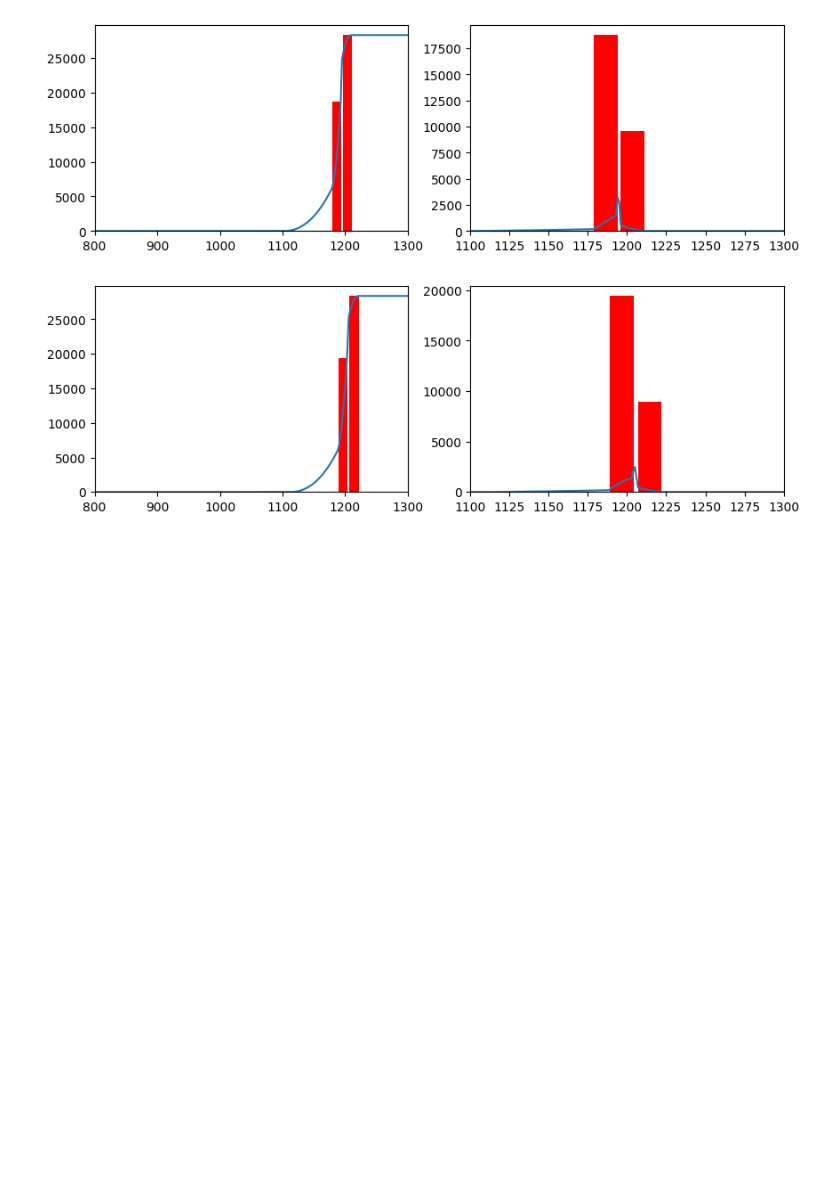
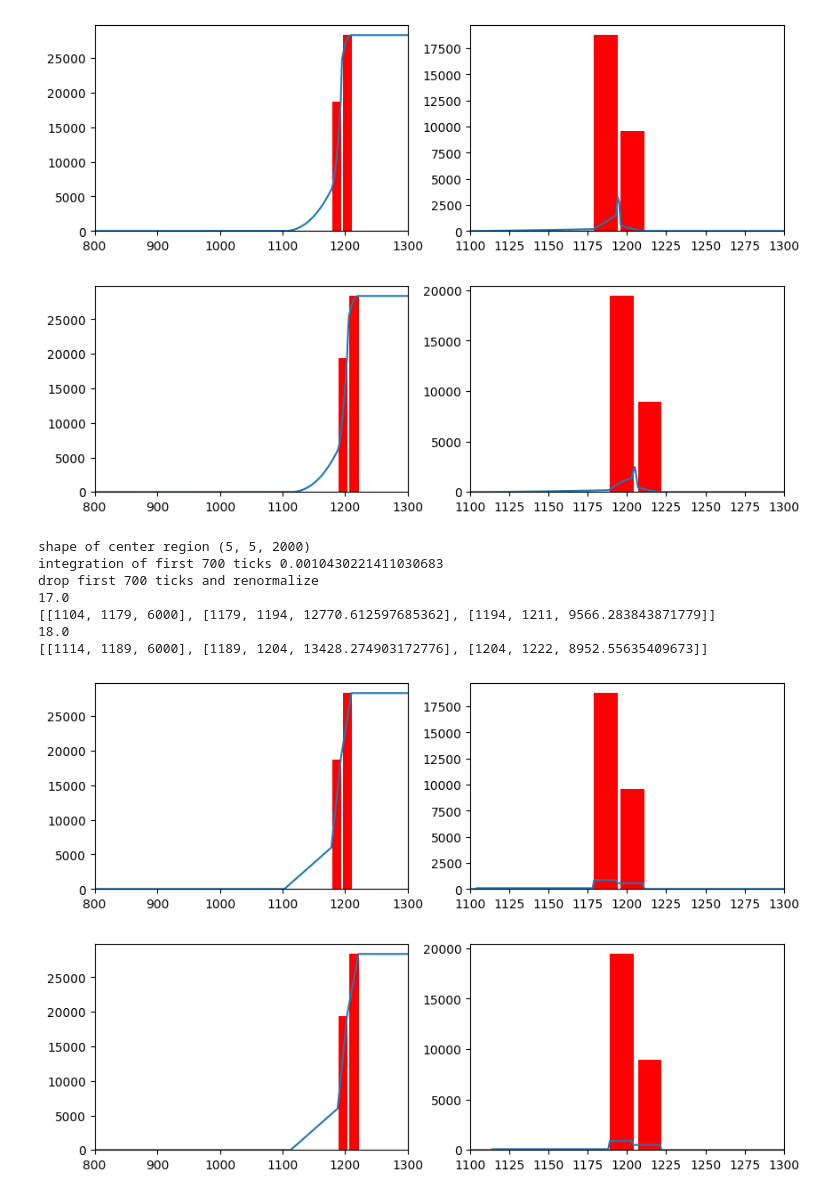
Before and after one commit to fanrado/2x2_ql, a Jupyter notebook: deconv/toy/toy_smooth.ipynb, the cells around one changed output. Cells and saved outputs as stored; diff of their text form; code cells hidden in the pictures; blank space fills up the shorter version.

```diff
--- a/deconv/toy/toy_smooth.ipynb
+++ b/deconv/toy/toy_smooth.ipynb
@@ -6,7 +6,8 @@ from scipy.interpolate import pchip_interpolate
 # %%
 from toy_tools import *
 # %%
-def smooth_wf(wf, thres, roi, delay, npoints=10_000, extrapolate=False):
+def smooth_wf(wf, thres, roi, delay, npoints=10_000, **kwargs):
+    extrapolate= kwargs.get('extrapolate', False)
     wf_new = np.zeros(npoints)
     dts = np.append(wf[0][0], np.diff(wf[0]))
     seri = []
@@ -54,5 +134,5 @@ def smooth_wf(wf, thres, roi, delay, npoints=10_000, extrapolate=False):
 # %%
-def run(extrapolate=False):
+def run(extrapolate=False, fsmooth=smooth_wf):
     pos = 8700
     q = 30_600
     delay = 15
@@ -72,8 +152,8 @@ def run(extrapolate=False):
     r0 = readout(fr0, thres=thres, delay=delay)
     r1 = readout(fr1, thres=thres, delay=delay)
 
-    r0_smooth = smooth_wf(wf=r0, thres=thres, roi=roi, delay=delay, npoints=npoints, extrapolate=extrapolate)
-    r1_smooth = smooth_wf(wf=r1, thres=thres, roi=roi, delay=delay, npoints=npoints, extrapolate=extrapolate)
+    r0_smooth = fsmooth(wf=r0, thres=thres, roi=roi, delay=delay, npoints=npoints, extrapolate=extrapolate)
+    r1_smooth = fsmooth(wf=r1, thres=thres, roi=roi, delay=delay, npoints=npoints, extrapolate=extrapolate)
 
     fig, (ax0, ax1) = plt.subplots(1, 2, figsize=(5*2, 3))
     ax0.bar(r0[0], np.add.accumulate(r0[1]), width=delay, color='r', align='edge', label='readout')
@@ -118,3 +196,15 @@ drop first 700 ticks and renormalize
 [1114. 1189. 1204. 1207. 1222. 1297.]
 [figure]
 [figure]
+# %%
+run(False, smooth_wf2)
+# %% [output]
+shape of center region (5, 5, 2000)
+integration of first 700 ticks 0.0010430221411030683
+drop first 700 ticks and renormalize
+17.0
+[[1104, 1179, 6000], [1179, 1194, 12770.612597685362], [1194, 1211, 9566.283843871779]]
+18.0
+[[1114, 1189, 6000], [1189, 1204, 13428.274903172776], [1204, 1222, 8952.55635409673]]
+[figure, added]
+[figure, added]
```
Also changed, not shown: parts of 4 cells of this notebook, 6 other files.
